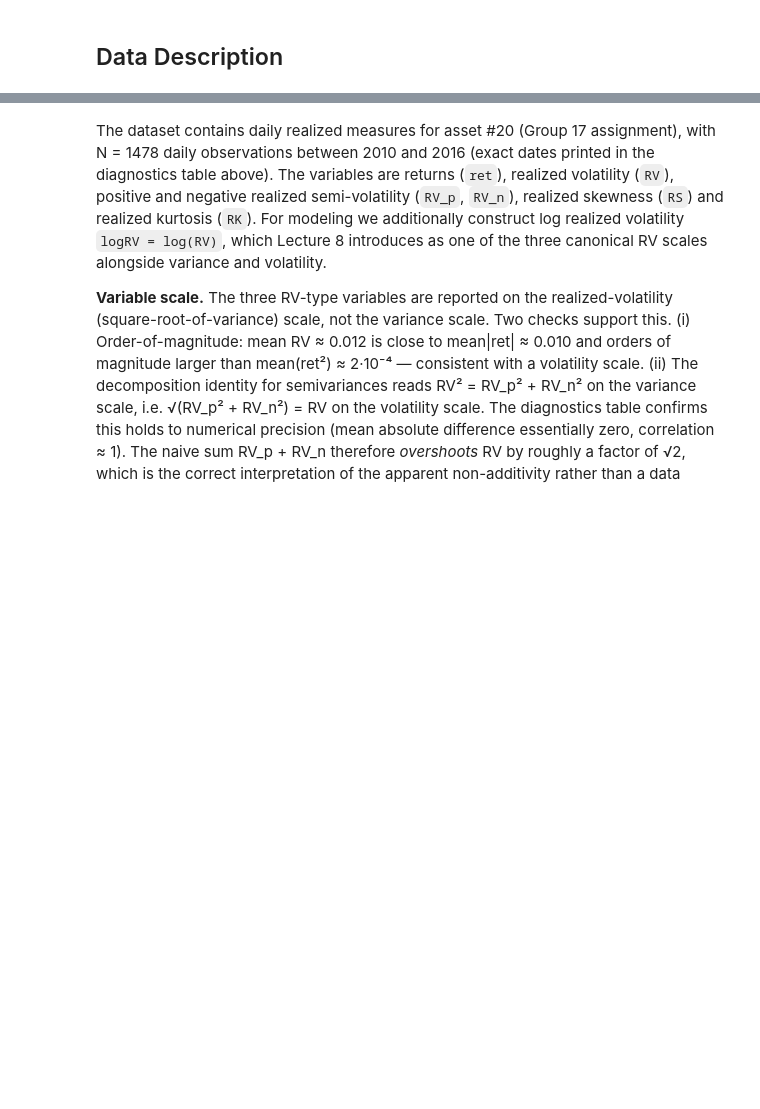
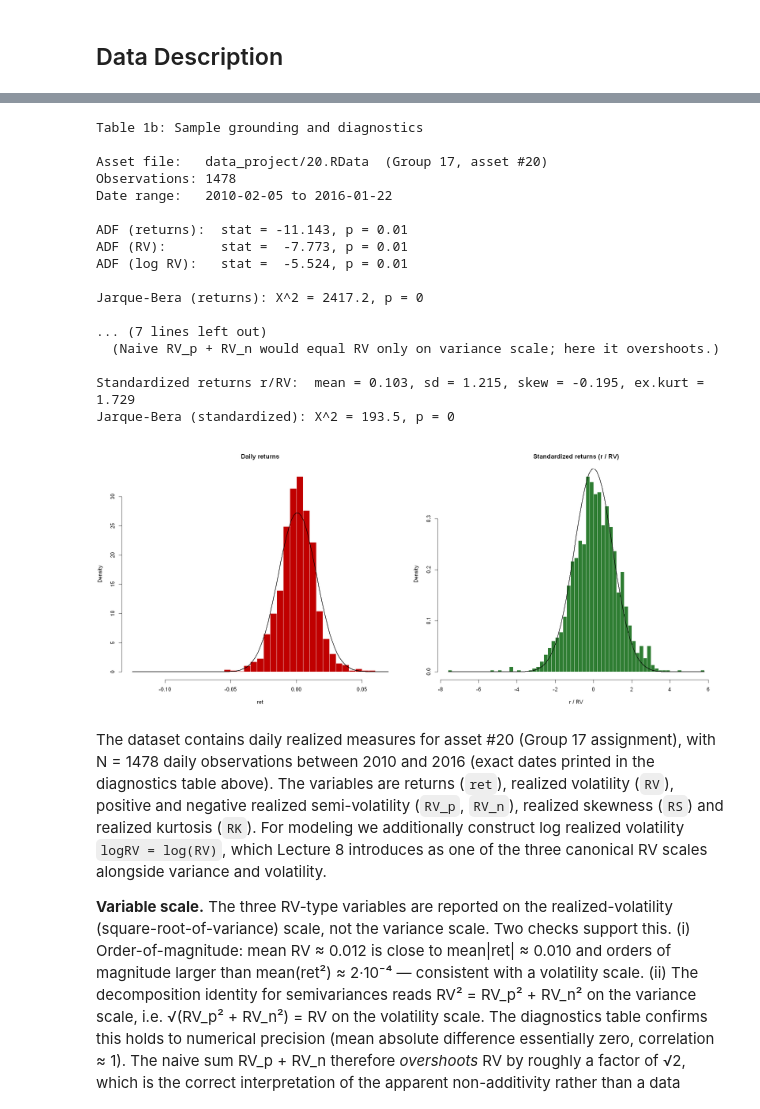
Before and after one commit to marketaondrejova/Finecox-final-project, a Jupyter notebook: Project.ipynb, the cells around one changed output, grey strips where cells are left out. Drawn from its saved outputs; the diff is of its cells as text; code cells hidden in the pictures; blank space fills up the shorter version.

```diff
--- a/Project.ipynb
+++ b/Project.ipynb
@@ -51,7 +51,7 @@ my_cols <- c(
 plot_ts <- function(date, y, main = "Time series", ylab = "",
                          col = my_cols["green"], lwd = 2) {
 
-  ok <- is.finite(y) & !is.na(date)
+  par(bg = "white"); ok <- is.finite(y) & !is.na(date)
   date <- date[ok]
   y <- y[ok]
 
@@ -100,7 +100,7 @@ plot_multi_ts <- function(date, y_list, labels, main = "Comparison",
   y_mat <- y_mat[ok, , drop = FALSE]
 
   # Empty plot first, so grid goes behind lines
-  plot(date, y_mat[, 1],
+  par(bg = "white"); plot(date, y_mat[, 1],
        type = "n",
        ylim = ylim,
        main = main,
@@ -142,7 +142,7 @@ plot_acf <- function(x, lag.max = 60, main = "ACF", omit_zero = TRUE,
 
   x <- as.numeric(na.omit(x))
 
-  out <- acf(x, lag.max = lag.max, plot = FALSE)
+  par(bg = "white"); out <- acf(x, lag.max = lag.max, plot = FALSE)
   vals <- as.numeric(out$acf)
   lags <- 0:(length(vals) - 1)
 
@@ -177,7 +177,7 @@ plot_pacf <- function(x, lag.max = 60, main = "PACF",
 
   x <- as.numeric(na.omit(x))
 
-  out <- pacf(x, lag.max = lag.max, plot = FALSE)
+  par(bg = "white"); out <- pacf(x, lag.max = lag.max, plot = FALSE)
   vals <- as.numeric(out$acf)
   lags <- seq_along(vals)
 
@@ -318,7 +318,7 @@ options(repr.plot.width = 20, repr.plot.height = 8.5)
 par_default <- par(no.readonly = TRUE)
 
 lecture_par <- function(mfrow = c(1, 1), mar = c(4.8, 5.1, 3.8, 1.5)) {
-  par(mfrow = mfrow,
+  par(mfrow = mfrow, bg = "white",
       mar = mar,
       oma = c(0, 0, 0, 0),
       cex = 1.18,
@@ -434,34 +463,53 @@ cat(sprintf("\nJarque-Bera (returns): X^2 = %.1f, p = %.3g\n",
 # --- Scale check: order of magnitude ---
 cat(sprintf("\nOrder-of-magnitude check (decides variance vs volatility scale):\n"))
 cat(sprintf("  mean(|ret|)  = %.4e   (volatility-scale benchmark)\n", mean(abs(df$ret))))
 cat(sprintf("  mean(ret^2)  = %.4e   (variance-scale benchmark)\n",   mean(df$ret^2)))
 cat(sprintf("  mean(RV)     = %.4e   -> matches volatility scale\n",  mean(df$RV)))
 
 # --- Semi-vol identity: on variance scale, RV_p^2 + RV_n^2 = RV^2 ---
 rhs <- sqrt(df$RV_p^2 + df$RV_n^2)
 cat(sprintf("\nSemi-vol identity  sqrt(RV_p^2 + RV_n^2)  vs  RV:\n"))
 cat(sprintf("  mean abs diff = %.2e   max abs diff = %.2e   correlation = %.6f\n",
             mean(abs(rhs - df$RV)), max(abs(rhs - df$RV)), cor(rhs, df$RV)))
 cat(sprintf("  (Naive RV_p + RV_n would equal RV only on variance scale; here it overshoots.)\n"))
 
 # --- Standardized returns r_t / RV_t  (Lecture 8 diagnostic; df$RV is already sqrt of realized variance) ---
 z <- df$ret / df$RV
 cat(sprintf("\nStandardized returns r/RV:  mean = %.3f, sd = %.3f, skew = %.3f, ex.kurt = %.3f\n",
             mean(z), sd(z), sk(z), kt(z) - 3))
 jb_z <- jarque.bera.test(z)
 cat(sprintf("Jarque-Bera (standardized): X^2 = %.1f, p = %.3g\n",
             jb_z$statistic, jb_z$p.value))
 
 # --- Raw vs standardized return histograms with N(0, s) overlay ---
-par(mfrow = c(1, 2))
+par(mfrow = c(1, 2), bg = "white")
 hist(df$ret, breaks = 50, col = my_cols["red"], border = "white", freq = FALSE,
      main = "Daily returns", xlab = "ret")
 curve(dnorm(x, mean(df$ret), sd(df$ret)), add = TRUE, lwd = 2, col = "black")
 
 hist(z, breaks = 50, col = my_cols["green"], border = "white", freq = FALSE,
      main = "Standardized returns (r / RV)", xlab = "r / RV")
 curve(dnorm(x, 0, 1), add = TRUE, lwd = 2, col = "black")
 lecture_par()
+# %% [output]
+Table 1b: Sample grounding and diagnostics
+
+Asset file:   data_project/20.RData  (Group 17, asset #20)
+Observations: 1478
+Date range:   2010-02-05 to 2016-01-22
+
+ADF (returns):  stat = -11.143, p = 0.01
+ADF (RV):       stat =  -7.773, p = 0.01
+ADF (log RV):   stat =  -5.524, p = 0.01
+
+Jarque-Bera (returns): X^2 = 2417.2, p = 0
+
+... (7 lines left out)
+  (Naive RV_p + RV_n would equal RV only on variance scale; here it overshoots.)
+
+Standardized returns r/RV:  mean = 0.103, sd = 1.215, skew = -0.195, ex.kurt = 1.729
+Jarque-Bera (standardized): X^2 = 193.5, p = 0
+[figure, added]
 # %% [markdown]
 The dataset contains daily realized measures for asset #20 (Group 17 assignment), with N = 1478 daily observations between 2010 and 2016 (exact dates printed in the diagnostics table above). The variables are returns (`ret`), realized volatility (`RV`), positive and negative realized semi-volatility (`RV_p`, `RV_n`), realized skewness (`RS`) and realized kurtosis (`RK`). For modeling we additionally construct log realized volatility `logRV = log(RV)`, which Lecture 8 introduces as one of the three canonical RV scales alongside variance and volatility.
 
```
Also changed, not shown: parts of 16 cells of this notebook, 1 other file.
